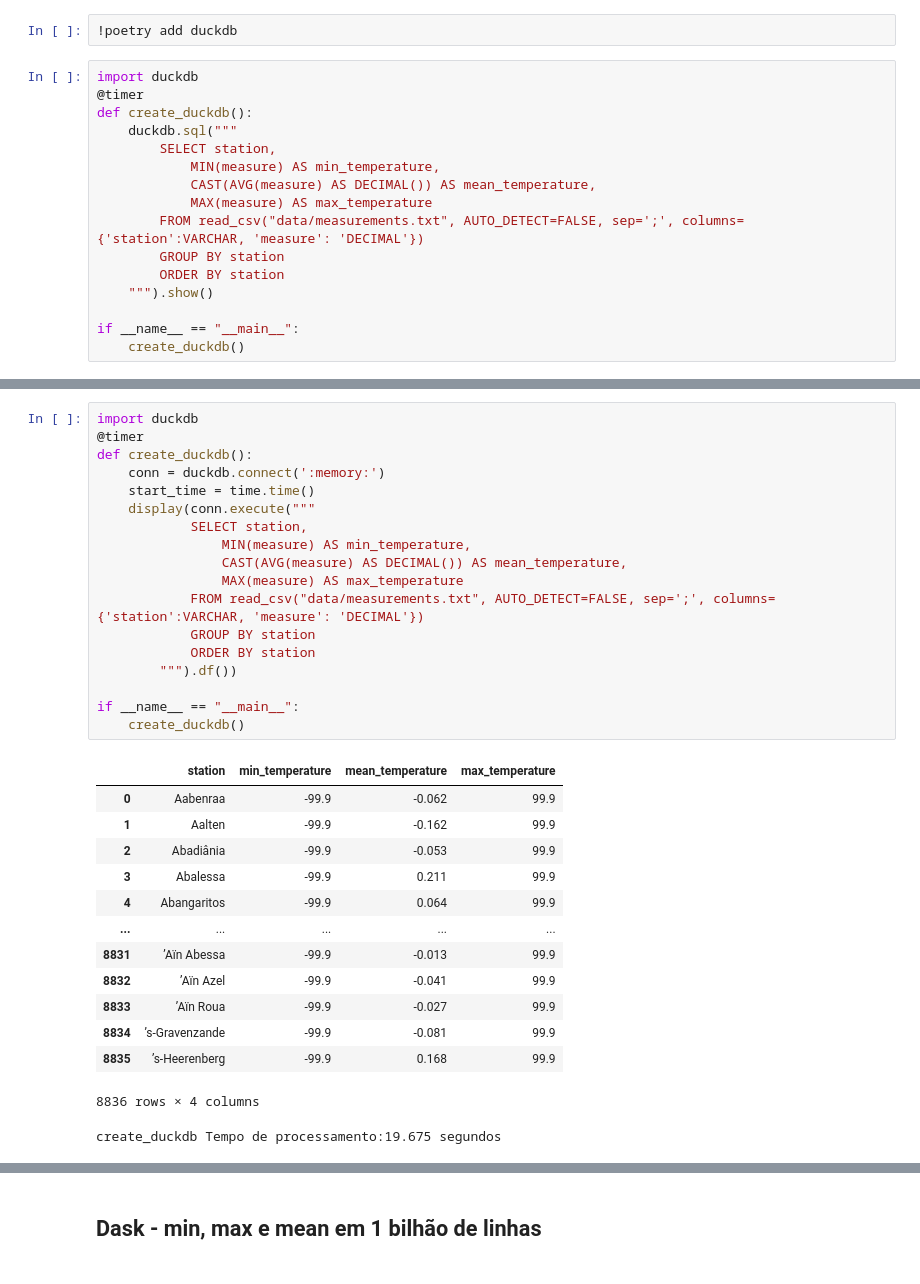
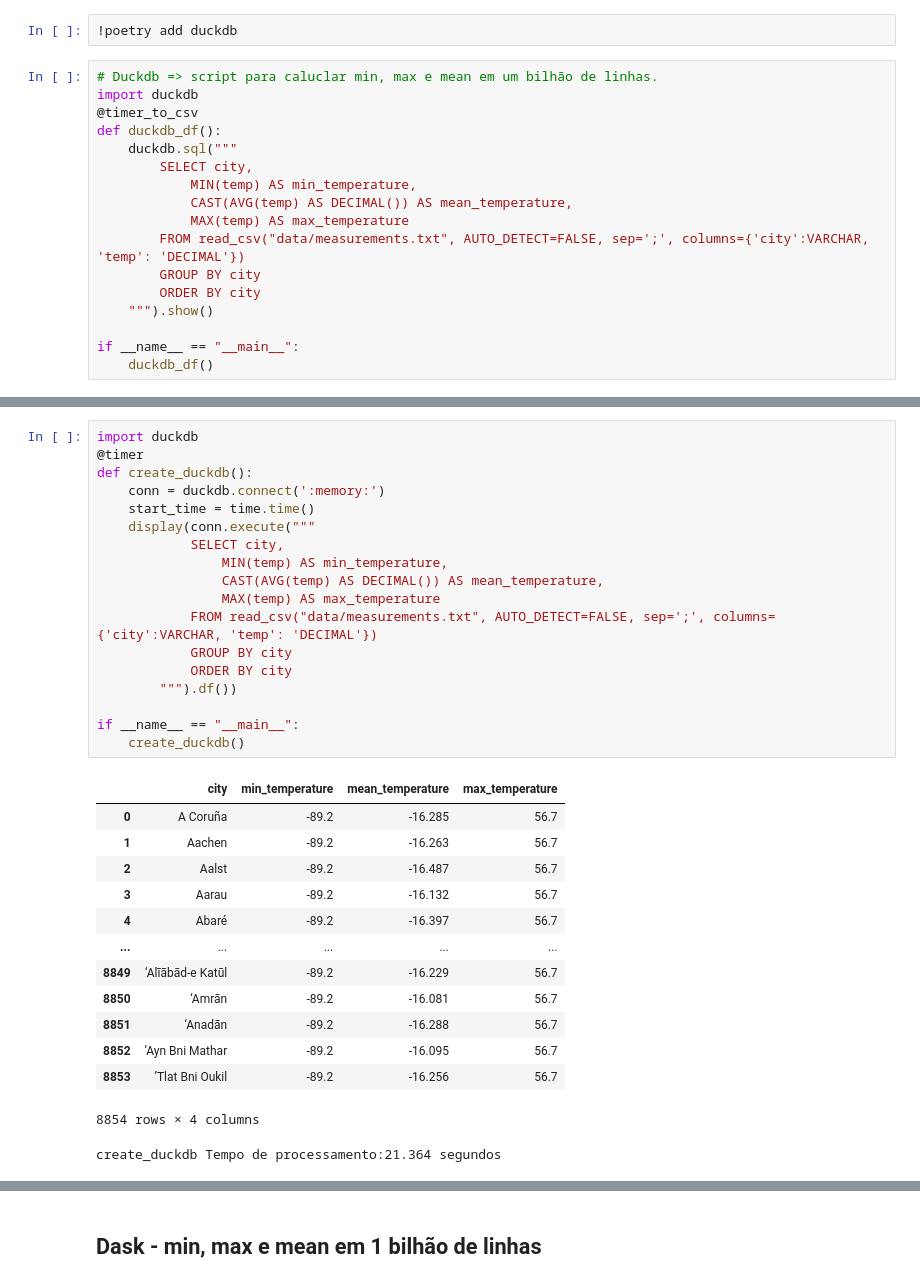
Before and after one commit to Jcnok/bootcamp-jornada-de-dados_2024, a Jupyter notebook: aula_05/aula_05.ipynb, the cells around one changed output, grey strips where cells are left out. Drawn from its saved outputs; the diff is of its cells as text.

```diff
--- a/aula_05/aula_05.ipynb
+++ b/aula_05/aula_05.ipynb
@@ -892,19 +787,20 @@ shape: (8_836, 4)
 # %%
 !poetry add duckdb
 # %%
+# Duckdb => script para caluclar min, max e mean em um bilhão de linhas.
 import duckdb
-@timer
-def create_duckdb():
+@timer_to_csv
+def duckdb_df():
     duckdb.sql("""
-        SELECT station,
-            MIN(measure) AS min_temperature,
-            CAST(AVG(measure) AS DECIMAL()) AS mean_temperature,
-            MAX(measure) AS max_temperature
-        FROM read_csv("data/measurements.txt", AUTO_DETECT=FALSE, sep=';', columns={'station':VARCHAR, 'measure': 'DECIMAL'})
-        GROUP BY station
-        ORDER BY station
+        SELECT city,
+            MIN(temp) AS min_temperature,
+            CAST(AVG(temp) AS DECIMAL()) AS mean_temperature,
+            MAX(temp) AS max_temperature
+        FROM read_csv("data/measurements.txt", AUTO_DETECT=FALSE, sep=';', columns={'city':VARCHAR, 'temp': 'DECIMAL'})
+        GROUP BY city
+        ORDER BY city
     """).show()
 
 if __name__ == "__main__":
-    create_duckdb()
+    duckdb_df()
 # %% [output]
@@ -928,33 +824,33 @@ create_duckdb Tempo de processamento: 18.398 segundos
 # %%
 import duckdb
 @timer
 def create_duckdb():
     conn = duckdb.connect(':memory:')
     start_time = time.time()
     display(conn.execute("""
-            SELECT station,
-                MIN(measure) AS min_temperature,
-                CAST(AVG(measure) AS DECIMAL()) AS mean_temperature,
-                MAX(measure) AS max_temperature
-            FROM read_csv("data/measurements.txt", AUTO_DETECT=FALSE, sep=';', columns={'station':VARCHAR, 'measure': 'DECIMAL'})
-            GROUP BY station
-            ORDER BY station
+            SELECT city,
+                MIN(temp) AS min_temperature,
+                CAST(AVG(temp) AS DECIMAL()) AS mean_temperature,
+                MAX(temp) AS max_temperature
+            FROM read_csv("data/measurements.txt", AUTO_DETECT=FALSE, sep=';', columns={'city':VARCHAR, 'temp': 'DECIMAL'})
+            GROUP BY city
+            ORDER BY city
         """).df())
 
 if __name__ == "__main__":
     create_duckdb()
 # %% [output]
-|  | station | min_temperature | mean_temperature | max_temperature |
-| 0 | Aabenraa | -99.9 | -0.062 | 99.9 |
-| 1 | Aalten | -99.9 | -0.162 | 99.9 |
-| 2 | Abadiânia | -99.9 | -0.053 | 99.9 |
-| 3 | Abalessa | -99.9 | 0.211 | 99.9 |
-| 4 | Abangaritos | -99.9 | 0.064 | 99.9 |
+|  | city | min_temperature | mean_temperature | max_temperature |
+| 0 | A Coruña | -89.2 | -16.285 | 56.7 |
+| 1 | Aachen | -89.2 | -16.263 | 56.7 |
+| 2 | Aalst | -89.2 | -16.487 | 56.7 |
+| 3 | Aarau | -89.2 | -16.132 | 56.7 |
+| 4 | Abaré | -89.2 | -16.397 | 56.7 |
 | ... | ... | ... | ... | ... |
-| 8831 | ’Aïn Abessa | -99.9 | -0.013 | 99.9 |
-| 8832 | ’Aïn Azel | -99.9 | -0.041 | 99.9 |
-| 8833 | ’Aïn Roua | -99.9 | -0.027 | 99.9 |
-| 8834 | ’s-Gravenzande | -99.9 | -0.081 | 99.9 |
-| 8835 | ’s-Heerenberg | -99.9 | 0.168 | 99.9 |
+| 8849 | ‘Alīābād-e Katūl | -89.2 | -16.229 | 56.7 |
+| 8850 | ‘Amrān | -89.2 | -16.081 | 56.7 |
+| 8851 | ‘Anadān | -89.2 | -16.288 | 56.7 |
+| 8852 | ’Ayn Bni Mathar | -89.2 | -16.095 | 56.7 |
+| 8853 | ’Tlat Bni Oukil | -89.2 | -16.256 | 56.7 |
-8836 rows × 4 columns
+8854 rows × 4 columns
-create_duckdb Tempo de processamento:19.675 segundos
+create_duckdb Tempo de processamento:21.364 segundos
```
Also changed, not shown: parts of 79 cells of this notebook.
